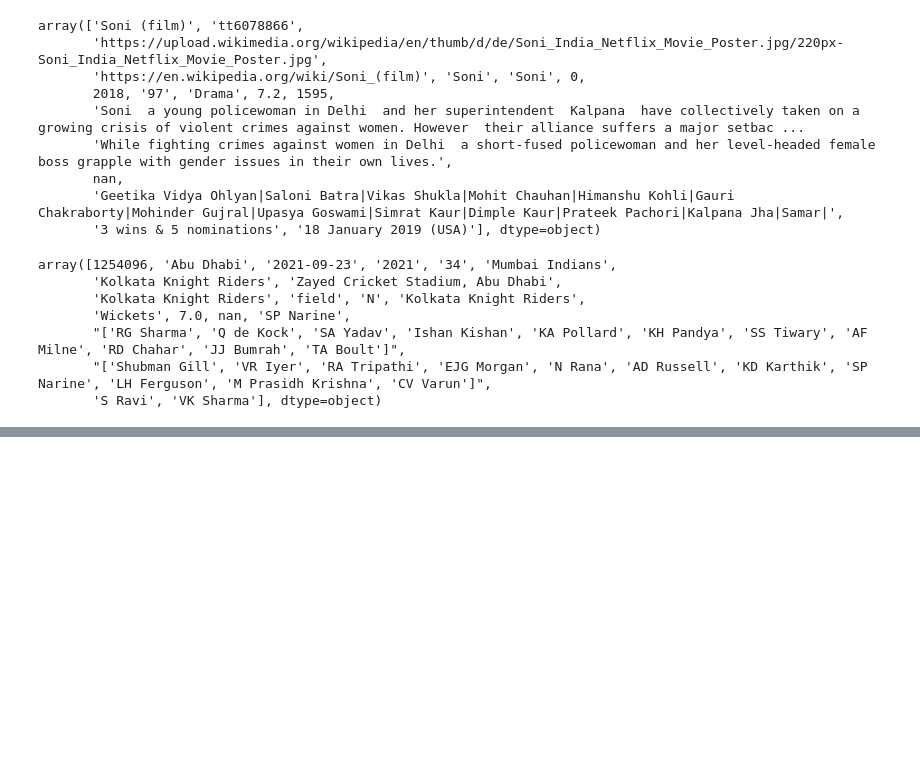
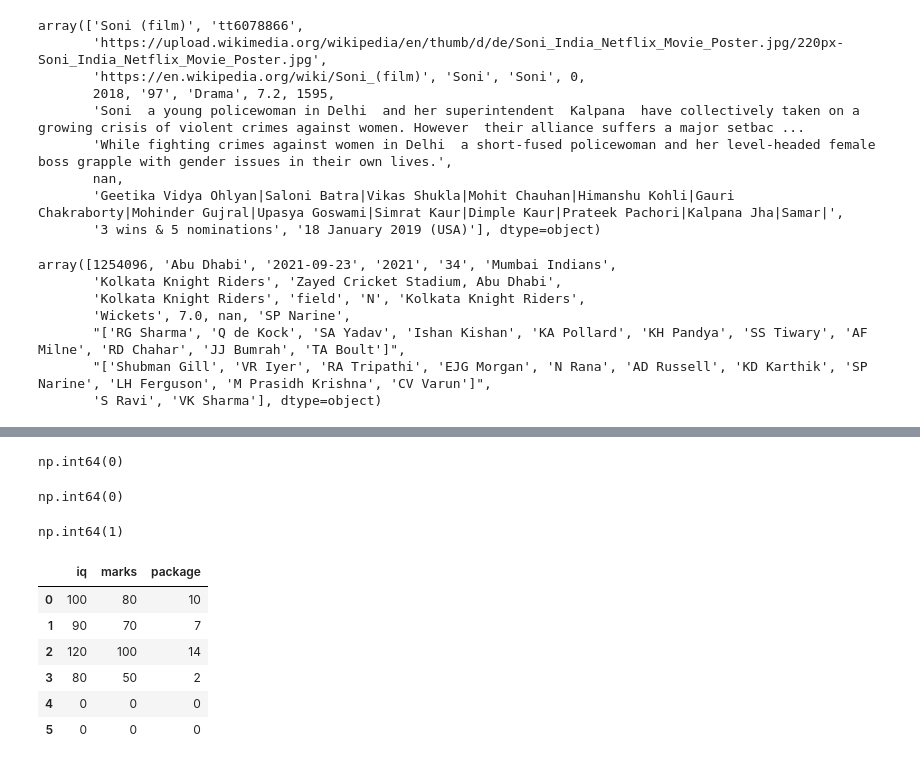
Before and after one commit to sanjogbhalla16/Numpy-and-Pandas-CampusX, a Jupyter notebook: Day5-Pandas-Session-Two-CampusX.ipynb, the cells around one changed output, grey strips where cells are left out. Cells and saved outputs as stored; diff of their text form; code cells hidden in the pictures; blank space fills up the shorter version.

```diff
--- a/Day5-Pandas-Session-Two-CampusX.ipynb
+++ b/Day5-Pandas-Session-Two-CampusX.ipynb
@@ -22,9 +22,9 @@ pd.DataFrame(student_data,columns=['iq','marks','package'])
 # using dict
 
 student_dict = {
-    'iq': [100,90,120,80],
-    'marks': [80,70,100,50],
-    'package': [10,7,14,2]
+    'iq': [100,90,120,80,0,0],
+    'marks': [80,70,100,50,0,0],
+    'package': [10,7,14,2,0,0]
 }
 
 students = pd.DataFrame(student_dict)
@@ -152,0 +292,26 @@ array([1254096, 'Abu Dhabi', '2021-09-23', '2021', '34', 'Mumbai Indians',
+# %%
+# duplicated
+
+movies.duplicated().sum()
+# %% [output]
+np.int64(0)
+# %%
+ipl.duplicated().sum()
+# %% [output]
+np.int64(0)
+# %%
+students.duplicated().sum()
+# %% [output]
+np.int64(1)
+# %%
+# rename - column name can be renamed
+
+students
+# %% [output]
+|  | iq | marks | package |
+| 0 | 100 | 80 | 10 |
+| 1 | 90 | 70 | 7 |
+| 2 | 120 | 100 | 14 |
+| 3 | 80 | 50 | 2 |
+| 4 | 0 | 0 | 0 |
+| 5 | 0 | 0 | 0 |
```
Also changed, not shown: parts of 19 cells of this notebook.
